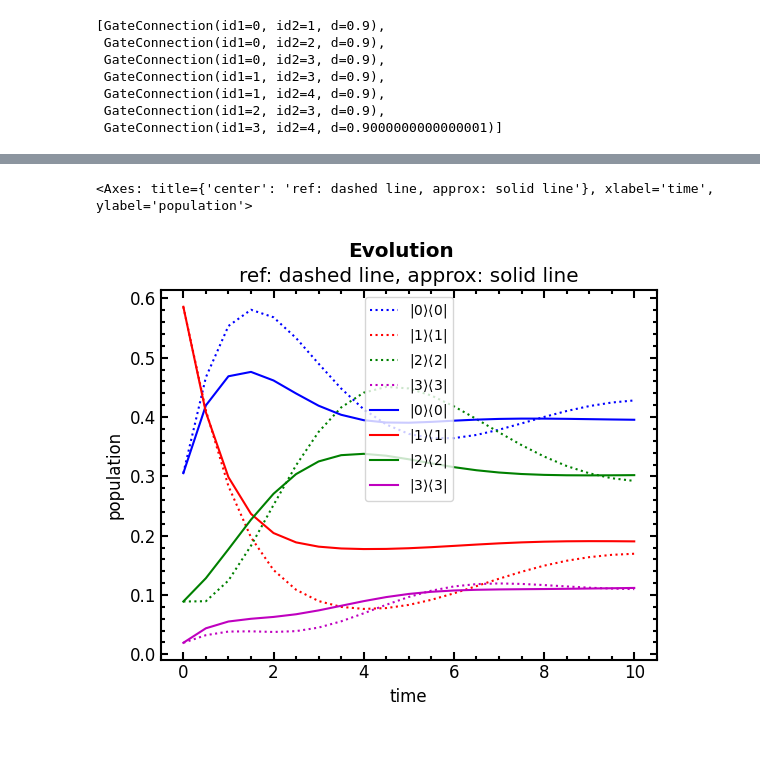
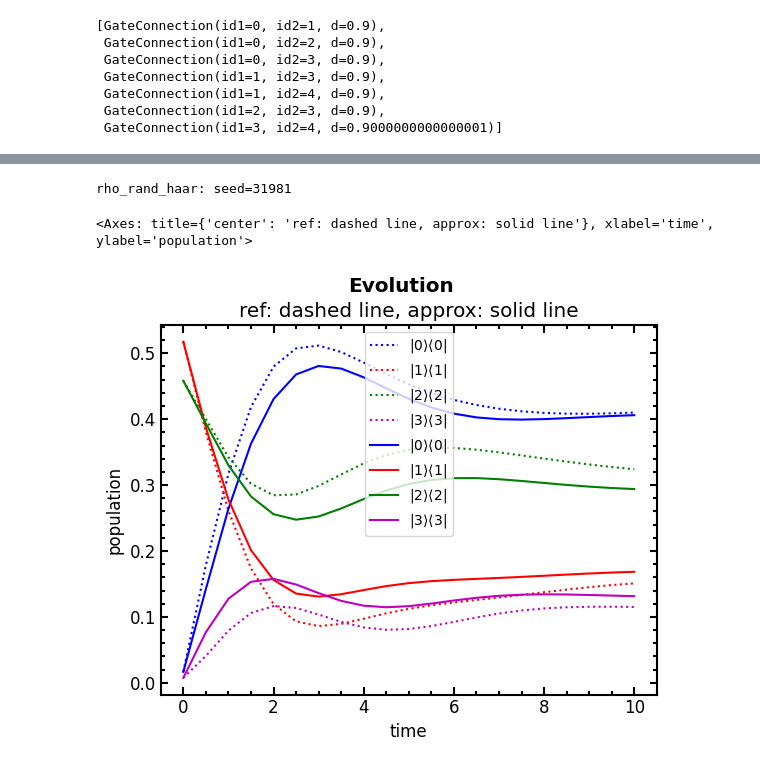
Before and after one commit to davidvrchen/quantum-channel-approximation, a Jupyter notebook: results/decay_two_qubits/both.ipynb, the cells around one changed output, grey strips where cells are left out. Drawn from its saved outputs; the diff is of its cells as text; code cells hidden in the pictures.

```diff
--- a/results/decay_two_qubits/both.ipynb
+++ b/results/decay_two_qubits/both.ipynb
@@ -75,17 +75,18 @@ array([0.99494048, 0.89336331, 1.        , 1.        , 1.        ,
 # %%
-rho0 = rho_rand_haar(m, 5)
+rho0 = rho_rand_haar(m)
 evolver = evolver_fac(circuit, theta_opt)
 rhos = evolver(20, rho0.full())
 
 Os = [O.full() for O in create_observables_comp_basis(m)]
 
 ess = measure_rhos(rhos, Os)
 rho_ref_s, ts = solve_lindblad_rho0(rho0, delta_t=0.5, N=20, s=system, jump_opers=jump_oper)
 e_ref_ss = measure_rhos([r.full() for r in rho_ref_s], Os)
 compare_ess((ts, ess, "approx"), (ts, e_ref_ss, "ref"), labels=comp_basis_labels(m))
 # %% [output]
-<Axes: title={'center': 'ref: dashed line, approx: solid line'}, xlabel='time', ylabel='population'>
+rho_rand_haar: seed=31981
+<Axes: title={'center': 'ref: dashed line, approx: solid line'}, xlabel='time', ylabel='population'>
-[figure, old version]
+[figure, new version]
 # %%
 plt.loglog(errors)
 # %% [output]
```
Also changed, not shown: parts of 5 cells of this notebook, 13 other files.
